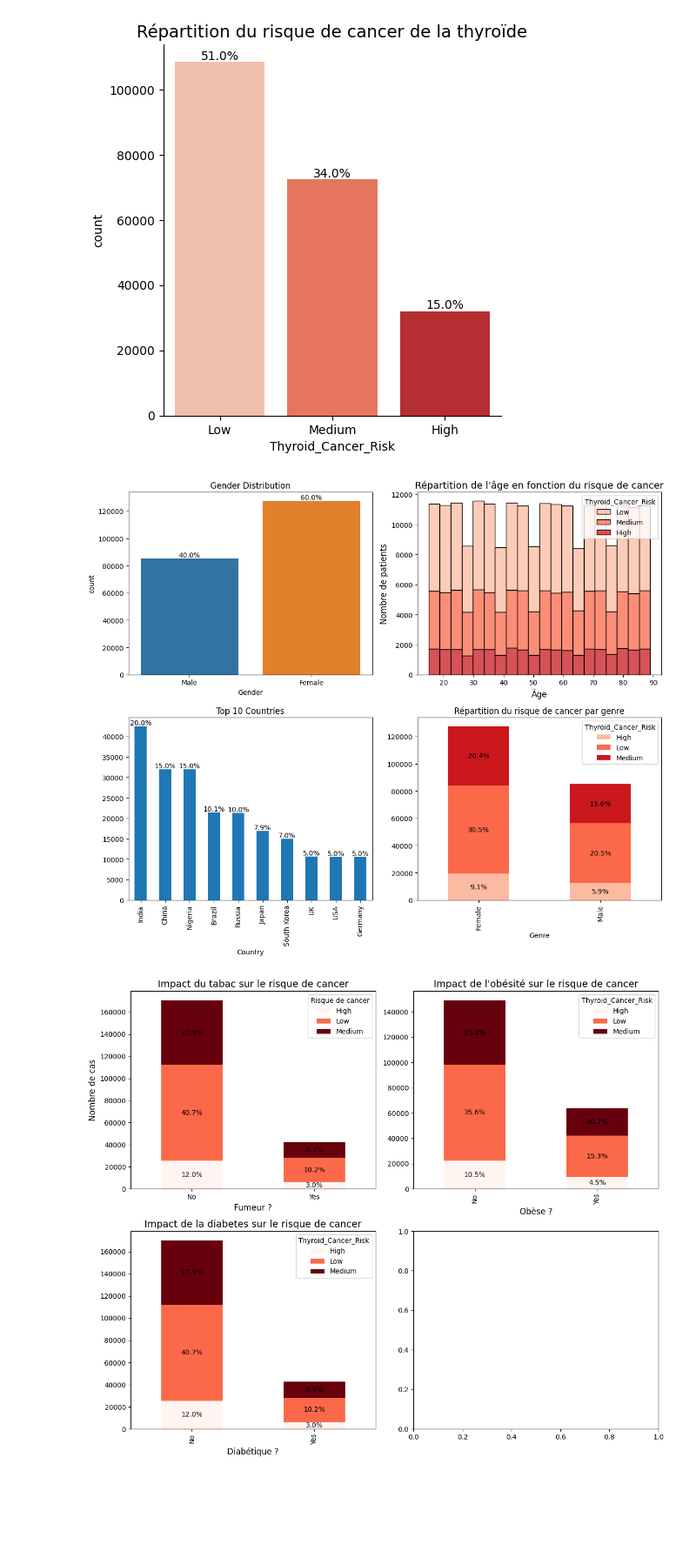
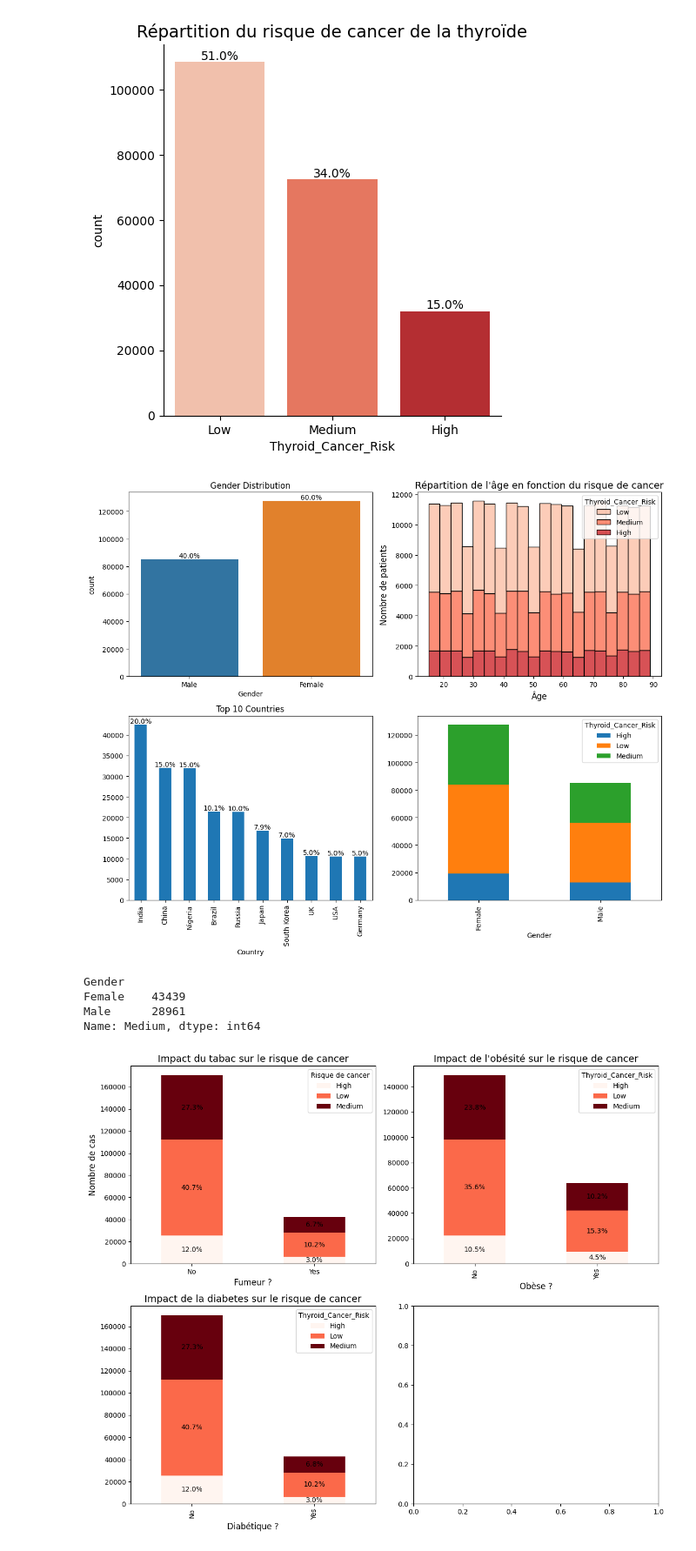
Before and after one commit to Death4Sword/ML_Cancer_Risk_Project, a Jupyter notebook: analyse_exhaustive.ipynb, the cells around one changed output. Shown at 87% size. Saved outputs shown, nothing was run; the diff lists cells and outputs as text; code cells hidden in the pictures; blank space fills up the shorter version.

```diff
--- a/analyse_exhaustive.ipynb
+++ b/analyse_exhaustive.ipynb
@@ -97,49 +97,43 @@ fig, axes = plt.subplots(2, 2, figsize=(12, 10))
 plot = sns.countplot(data=df, x='Gender', palette=['#1f77b4', '#ff7f0e'], ax=axes[0, 0])
 for p in plot.patches :
     percentage = f'{100 * p.get_height() / len(df):.1f}%'
     axes[0, 0].annotate(percentage, (p.get_x() + p.get_width() / 2, p.get_height()), ha='center', va='bottom', fontsize=10, color='black')
 axes[0, 0].set_title('Gender Distribution')
 
 
+# Répartition des risques de cancer par tranche d'age
 sns.histplot(data=df, x="Age", hue="Thyroid_Cancer_Risk", multiple="stack", palette="Reds", bins=20, ax=axes[0, 1])
 axes[0, 1].set_title("Répartition de l'âge en fonction du risque de cancer", fontsize=14)
 axes[0, 1].set_xlabel("Âge", fontsize=12)
 axes[0, 1].set_ylabel("Nombre de patients", fontsize=12)
 
 
 
 # Répartition des risques de cancer par Pays
 df['Country'].value_counts().head(10).plot(kind='bar', ax=axes[1, 0])
 total = df['Country'].value_counts().sum()
 for p in axes[1, 0].patches:
     percentage = f'{100 * p.get_height() / total:.1f}%'
     axes[1, 0].annotate(percentage, (p.get_x() + p.get_width() / 2, p.get_height()), ha='center', va='bottom', fontsize=10, color='black')
 axes[1, 0].set_title('Top 10 Countries')
 
 
 # Répartition du risque de cancer par genre
-order = ['Low', 'Medium', 'High']
-colors = sns.color_palette('Reds', len(order))
 gender_risk_counts = df.groupby(["Gender", "Thyroid_Cancer_Risk"]).size().unstack()
-plot = gender_risk_counts.plot(kind="bar", stacked=True, color=colors, ax=axes[1, 1])
-
-# fixe la ligne précédente
-for container in plot.containers:
-    for bar in container:
-        height = bar.get_height()
-        if height > 0:
-            percentage = f'{100 * height / df.shape[0]:.1f}%'
-            axes[1, 1].annotate(percentage,
-                                (bar.get_x() + bar.get_width() / 2, bar.get_y() + height / 2),
-                                ha='center', va='center', fontsize=10, color='black')
-axes[1, 1].set_title("Répartition du risque de cancer par genre")
-axes[1, 1].set_xlabel("Genre")
+plot = gender_risk_counts.plot(kind="bar", stacked=True, ax=axes[1, 1])
 
 # Affichage des graphiques
 plt.tight_layout()
 plt.show()
 # %% [output]
-[figure, old version]
+[figure, new version]
+# %%
+gender_risk_counts['Medium']
+# %% [output]
+Gender
+Female    43439
+Male      28961
+Name: Medium, dtype: int64
 # %%
 #données homogénéisées mais cohérentes au vu des différentes statistiques disponibles sur les différents sites des gouvernements.
 #Voir ci contre : https://pmc.ncbi.nlm.nih.gov/articles/PMC8986939/#:~:text=5%2C%209%5D.-,Results,among%20females%20(Table%201).
```
